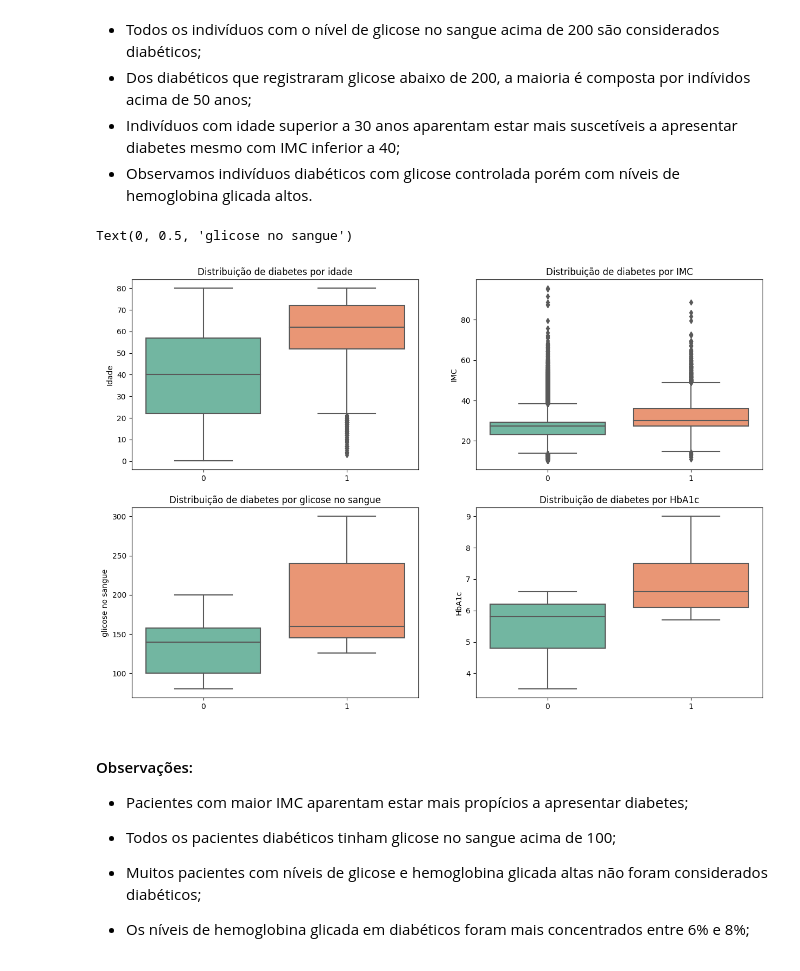
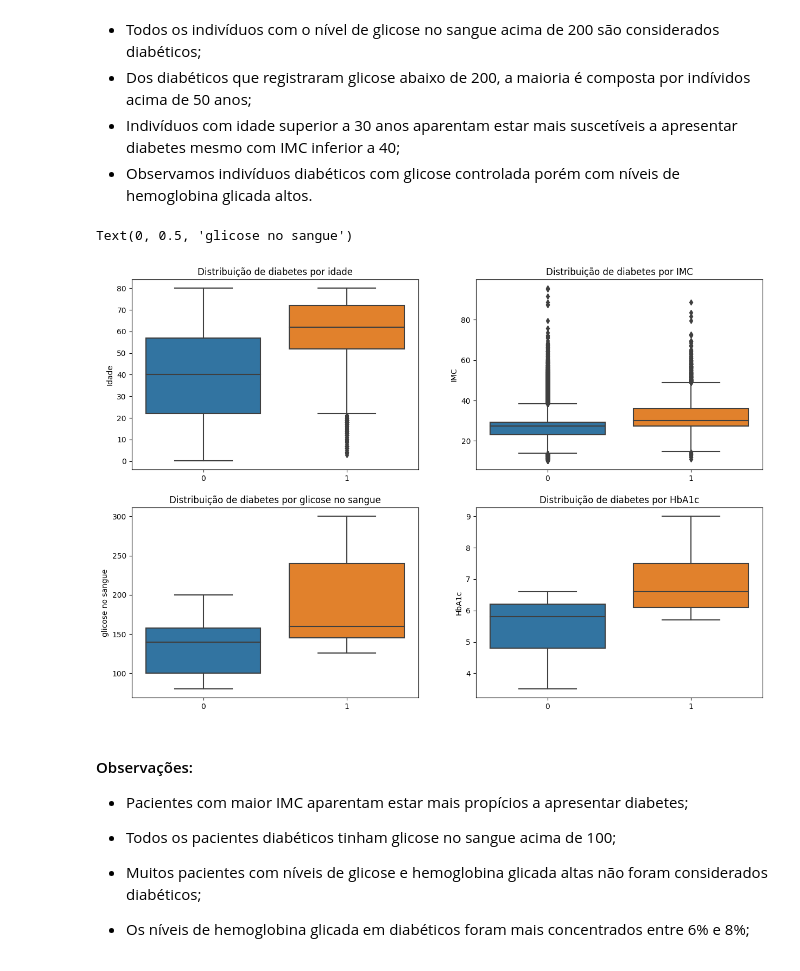
Before and after one commit to atlantico-academy/equipe2-2014.2, a Jupyter notebook: notebooks/01-exploratory_data_analysis.ipynb, the cells around one changed output. Saved outputs shown, nothing was run; the diff lists cells and outputs as text; code cells hidden in the pictures.

```diff
--- a/notebooks/01-exploratory_data_analysis.ipynb
+++ b/notebooks/01-exploratory_data_analysis.ipynb
@@ -209,33 +208,33 @@ plt.show()
 # %%
 fig, axes = plt.subplots(2,2,figsize=(15, 10)) #cria conjunto de gráficos e define o tamanho
 
 
 #boxplot de diabetes por idade
-sns.boxplot(x='diabetes', y='age', data=df, palette='Set2',ax = axes[0,0]) #cria o gráfico
+sns.boxplot(x='diabetes', y='age', data=df,ax = axes[0,0]) #cria o gráfico
 axes[0,0].set_title('Distribuição de diabetes por idade') #adiciona título
 axes[0,0].set_xlabel('') #remove legenda inferior
 axes[0,0].set_ylabel('Idade')
 
 #boxplot de diabetes por IMC
-sns.boxplot(x='diabetes',y='bmi', data=df, palette='Set2',ax = axes[0,1])
+sns.boxplot(x='diabetes',y='bmi', data=df,ax = axes[0,1])
 axes[0,1].set_title('Distribuição de diabetes por IMC')
 axes[0,1].set_xlabel('')
 axes[0,1].set_ylabel('IMC')
 
 #boxplot de HbA1c por diabetes
-sns.boxplot(x='diabetes',y='HbA1c_level', data=df, palette='Set2',ax = axes[1,1])
+sns.boxplot(x='diabetes',y='HbA1c_level', data=df,ax = axes[1,1])
 axes[1,1].set_title('Distribuição de diabetes por HbA1c')
 axes[1,1].set_xlabel('')
 axes[1,1].set_ylabel('HbA1c')
 
 #boxplot de diabetes por glicose no sangue
-sns.boxplot(x='diabetes',y='blood_glucose_level', data=df, palette='Set2',ax = axes[1,0])
+sns.boxplot(x='diabetes',y='blood_glucose_level', data=df,ax = axes[1,0])
 axes[1,0].set_title('Distribuição de diabetes por glicose no sangue')
 axes[1,0].set_xlabel('')
 axes[1,0].set_ylabel('glicose no sangue')
 # %% [output]
 Text(0, 0.5, 'glicose no sangue')
-[figure, old version]
+[figure, new version]
 # %% [markdown]
 #### Observações:
 
```
Also changed, not shown: parts of 6 cells of this notebook.
